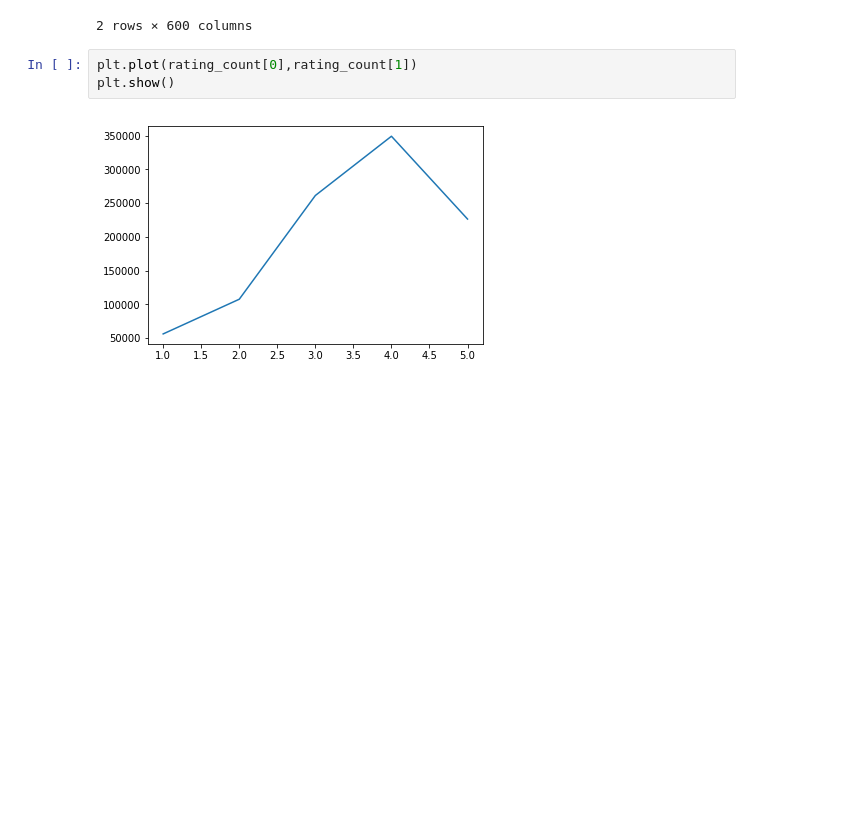
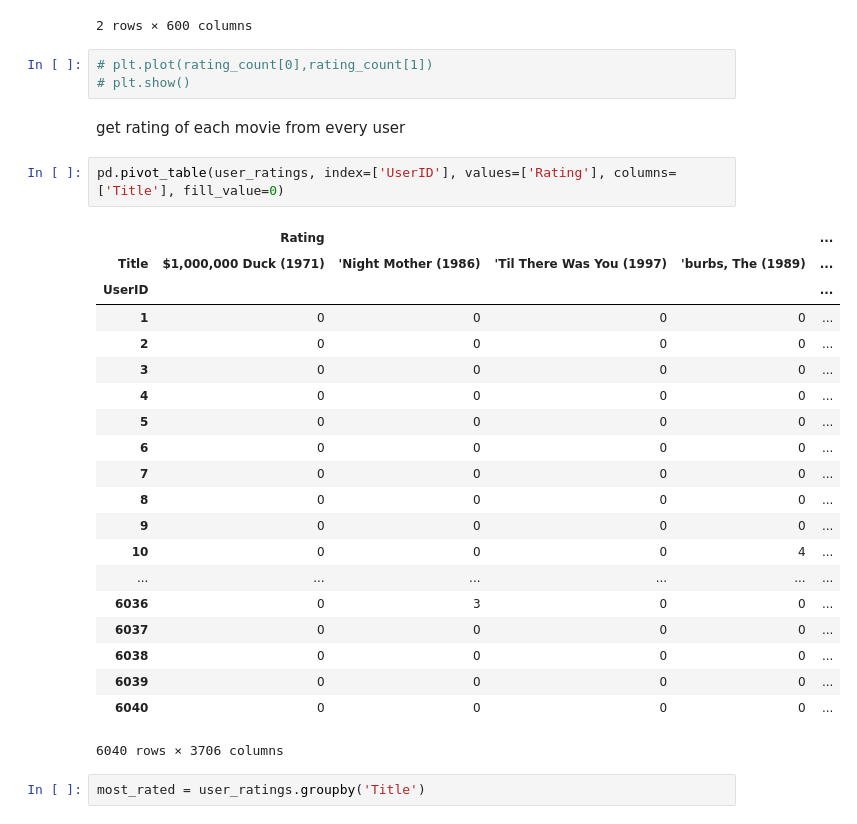
Before and after one commit to Abhinav-97/movielens-dataset, a Jupyter notebook: movielens.ipynb, the cells around one changed output. Cells and saved outputs as stored; diff of their text form; blank space fills up the shorter version.

```diff
--- a/movielens.ipynb
+++ b/movielens.ipynb
@@ -171,7 +173,32 @@ pd.pivot_table(user_ratings, index=['Gender'], values=['Rating'],columns=['Genre
 | M | 3.352991 | 3.671115 | 4.217082 | 2.510638 | 3.563071 | ... |
 2 rows × 600 columns
 # %%
-plt.plot(rating_count[0],rating_count[1])
-plt.show()
+# plt.plot(rating_count[0],rating_count[1])
+# plt.show()
-# %% [output]
-[figure, removed]
+# %% [markdown]
+get rating of each movie from every user
+# %%
+pd.pivot_table(user_ratings, index=['UserID'], values=['Rating'], columns=['Title'], fill_value=0)
+# %% [output]
+|  | Rating |  |  |  | ... |
+| Title | $1,000,000 Duck (1971) | 'Night Mother (1986) | 'Til There Was You (1997) | 'burbs, The (1989) | ... |
+| UserID |  |  |  |  | ... |
+| 1 | 0 | 0 | 0 | 0 | ... |
+| 2 | 0 | 0 | 0 | 0 | ... |
+| 3 | 0 | 0 | 0 | 0 | ... |
+| 4 | 0 | 0 | 0 | 0 | ... |
+| 5 | 0 | 0 | 0 | 0 | ... |
+| 6 | 0 | 0 | 0 | 0 | ... |
+| 7 | 0 | 0 | 0 | 0 | ... |
+| 8 | 0 | 0 | 0 | 0 | ... |
+| 9 | 0 | 0 | 0 | 0 | ... |
+| 10 | 0 | 0 | 0 | 4 | ... |
+| ... | ... | ... | ... | ... | ... |
+| 6036 | 0 | 3 | 0 | 0 | ... |
+| 6037 | 0 | 0 | 0 | 0 | ... |
+| 6038 | 0 | 0 | 0 | 0 | ... |
+| 6039 | 0 | 0 | 0 | 0 | ... |
+| 6040 | 0 | 0 | 0 | 0 | ... |
+6040 rows × 3706 columns
+# %%
+most_rated = user_ratings.groupby('Title')
```
Also changed, not shown: parts of 2 cells of this notebook.
